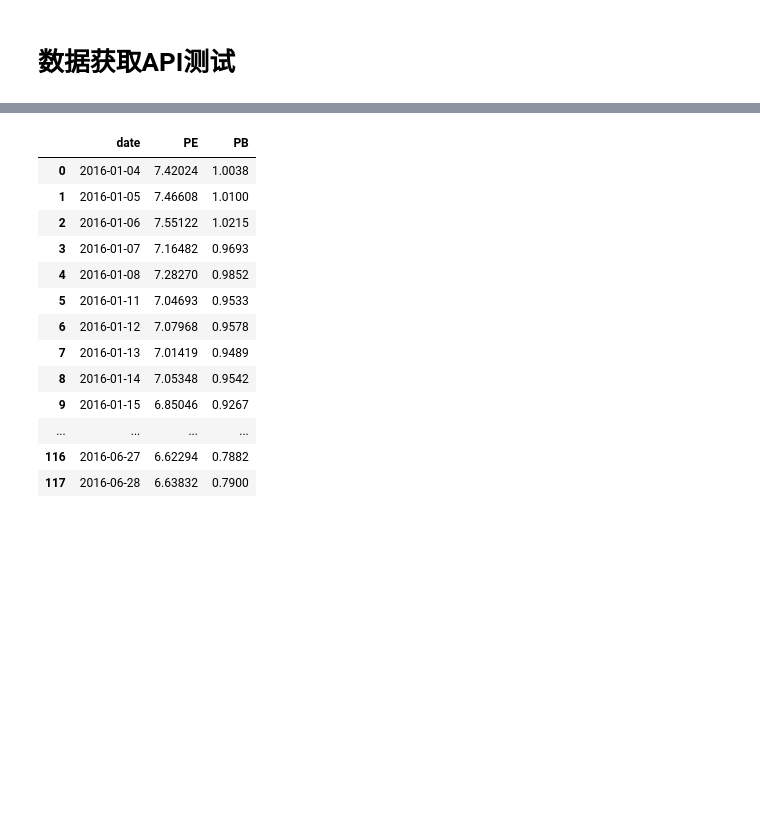
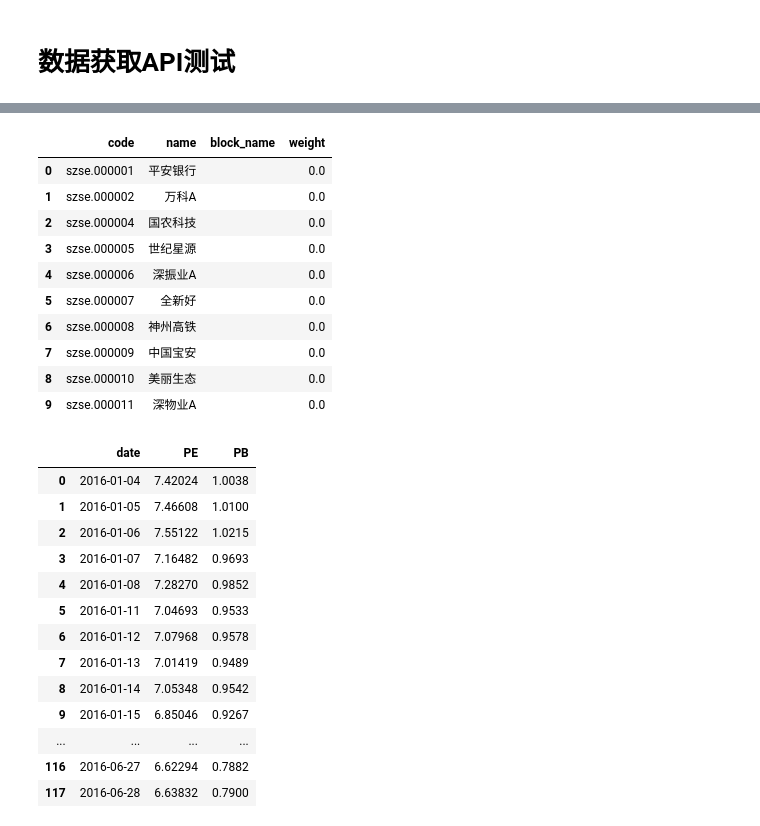
Before and after one commit to JoshuaQYH/TIDIBEI, a Jupyter notebook: data_exploration.ipynb, the cells around one changed output, grey strips where cells are left out. Cells and saved outputs as stored; diff of their text form; code cells hidden in the pictures; blank space fills up the shorter version.

```diff
--- a/data_exploration.ipynb
+++ b/data_exploration.ipynb
@@ -8,3 +45,18 @@ import matplotlib.pyplot as plt
+# %%
+res = at.get_code_list('szse', date='2018-01-01')
+res.head(10)
+# %% [output]
+|  | code | name | block_name | weight |
+| 0 | szse.000001 | 平安银行 |  | 0.0 |
+| 1 | szse.000002 | 万科A |  | 0.0 |
+| 2 | szse.000004 | 国农科技 |  | 0.0 |
+| 3 | szse.000005 | 世纪星源 |  | 0.0 |
+| 4 | szse.000006 | 深振业A |  | 0.0 |
+| 5 | szse.000007 | 全新好 |  | 0.0 |
+| 6 | szse.000008 | 神州高铁 |  | 0.0 |
+| 7 | szse.000009 | 中国宝安 |  | 0.0 |
+| 8 | szse.000010 | 美丽生态 |  | 0.0 |
+| 9 | szse.000011 | 深物业A |  | 0.0 |
 # %%
 #获取BP因子数据（单个股票）：
 factor_data=at.get_factor_by_code(factor_list=['PE', 'PB'], target='SZSE.000001',
```
Also changed, not shown: parts of 3 cells of this notebook, 7 other files.
